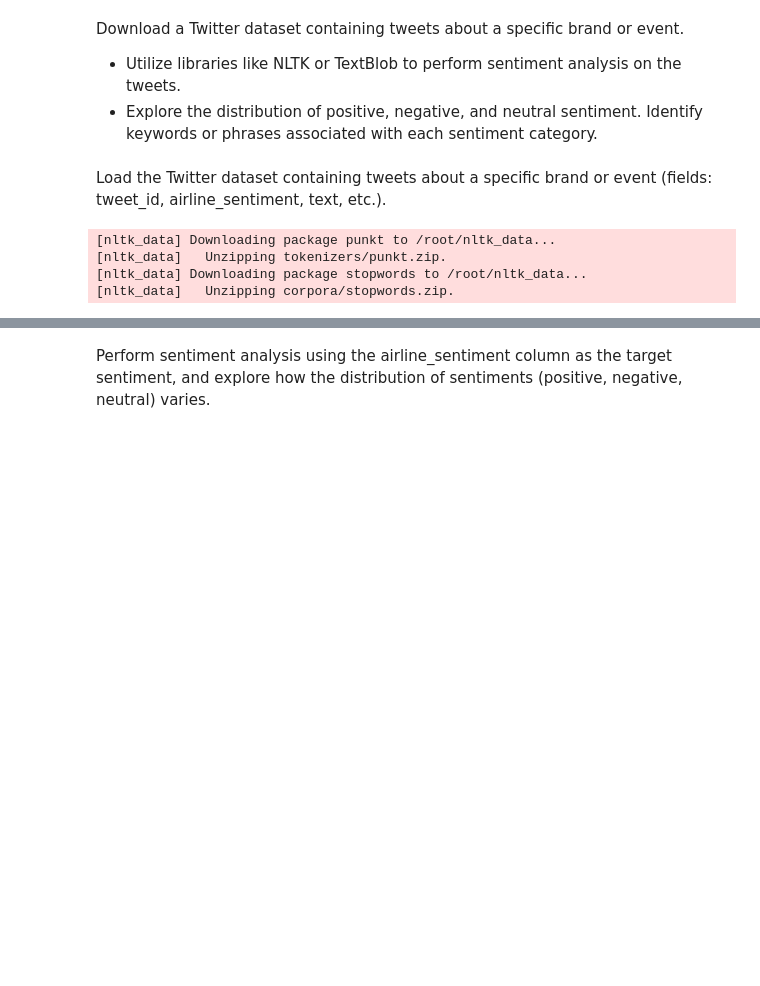
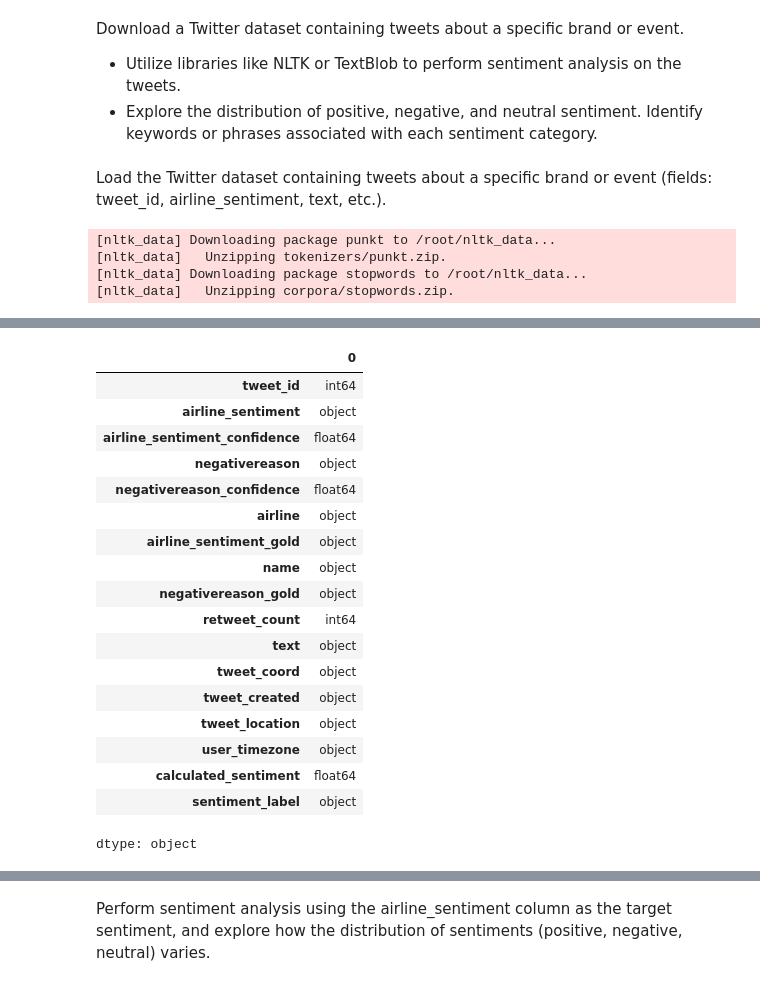
Before and after one commit to ShilpaVasista/Exploratory-Data-Analytics, a Jupyter notebook: EDA_Lab_8_Solution.ipynb, the cells around one changed output, grey strips where cells are left out. Saved outputs shown, nothing was run; the diff lists cells and outputs as text; code cells hidden in the pictures; blank space fills up the shorter version.

```diff
--- a/EDA_Lab_8_Solution.ipynb
+++ b/EDA_Lab_8_Solution.ipynb
@@ -42,0 +63,22 @@ df.dropna(subset=['airline_sentiment', 'text'], inplace=True)
+# %%
+df.dtypes
+# %% [output]
+|  | 0 |
+| tweet_id | int64 |
+| airline_sentiment | object |
+| airline_sentiment_confidence | float64 |
+| negativereason | object |
+| negativereason_confidence | float64 |
+| airline | object |
+| airline_sentiment_gold | object |
+| name | object |
+| negativereason_gold | object |
+| retweet_count | int64 |
+| text | object |
+| tweet_coord | object |
+| tweet_created | object |
+| tweet_location | object |
+| user_timezone | object |
+| calculated_sentiment | float64 |
+| sentiment_label | object |
+dtype: object
```
Also changed, not shown: parts of 8 cells of this notebook.
